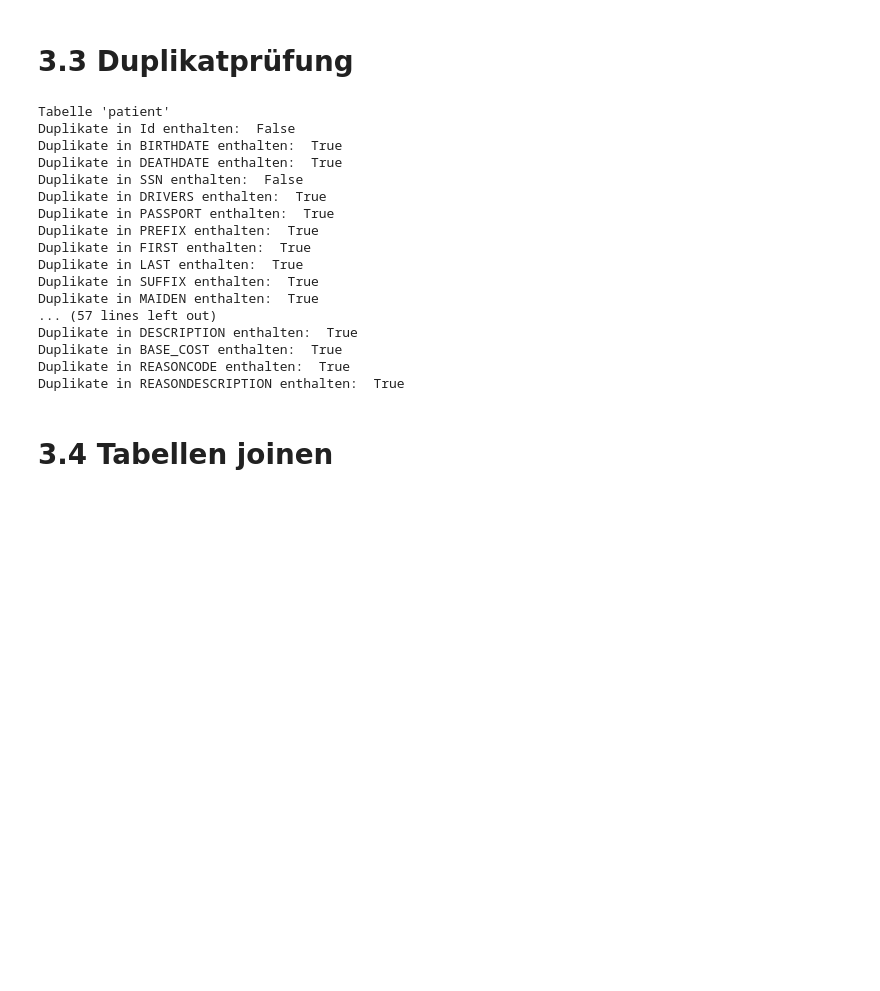
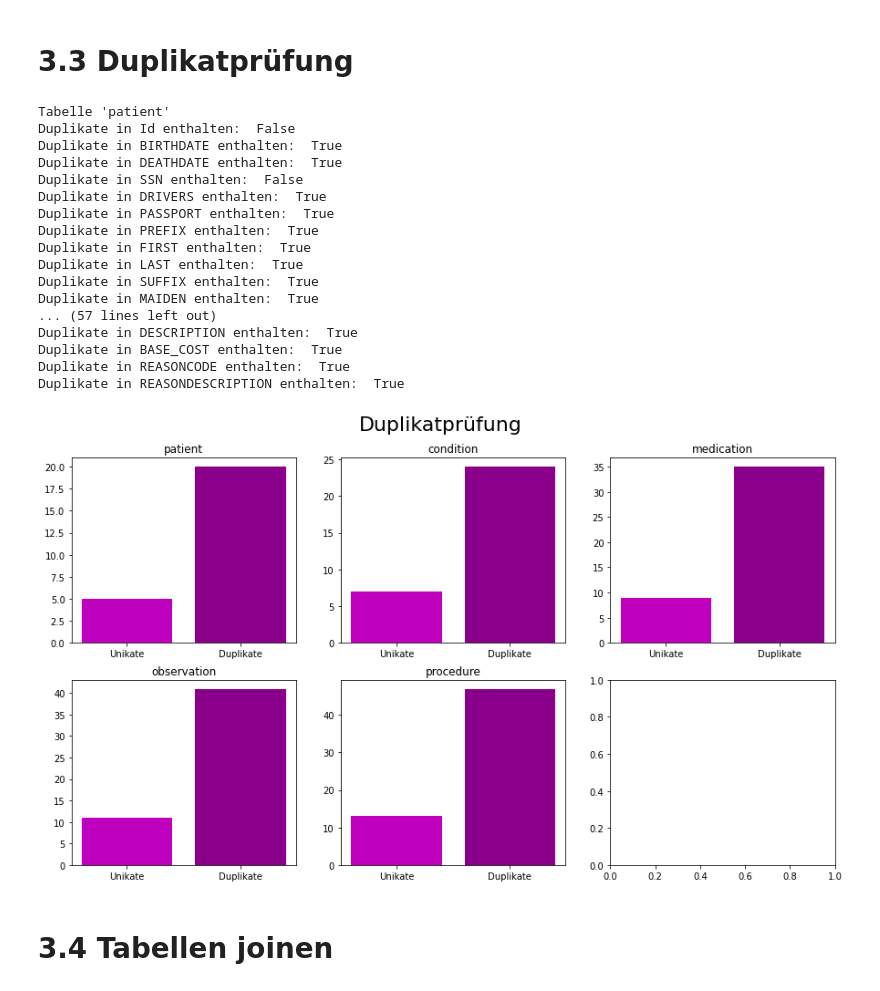
Before and after one commit to Fuenfgeld/DMA2022DataProjectB, a Jupyter notebook: Datenpruefung/Datenpruefung_neu.ipynb, the cells around one changed output. Drawn from its saved outputs; the diff is of its cells as text; code cells hidden in the pictures; blank space fills up the shorter version.

```diff
--- a/Datenpruefung/Datenpruefung_neu.ipynb
+++ b/Datenpruefung/Datenpruefung_neu.ipynb
@@ -67,43 +115,81 @@ True
 # 3.3 Duplikatprüfung
 # %%
 #patient['Id'].duplicated()
+Duplikate = 0; Unikate = 0
+
 print("Tabelle 'patient'")
 for i in range(len(list(patient.columns.values))):
   print("Duplikate in", list(patient.columns.values)[i], "enthalten: ", not patient[list(patient.columns.values)[i]].is_unique) # not damit Duplikate und nicht Unikate angezeigt werden
+  Duplikate = Duplikate + (not patient[list(patient.columns.values)[i]].is_unique)
+  Unikate = Unikate + patient[list(patient.columns.values)[i]].is_unique
+values = [Unikate,Duplikate]
+
 
 print("\n\nTabelle 'condition'")
 for i in range(len(list(condition.columns.values))):
   print("Duplikate in", list(condition.columns.values)[i], "enthalten: ", not condition[list(condition.columns.values)[i]].is_unique) # not damit Duplikate und nicht Unikate angezeigt werden
+  Duplikate = Duplikate + (not patient[list(patient.columns.values)[i]].is_unique)
+  Unikate = Unikate + patient[list(patient.columns.values)[i]].is_unique
+values_1 = [Unikate,Duplikate]
 
 print("\n\nTabelle 'medication'")
 for i in range(len(list(medication.columns.values))):
   print("Duplikate in", list(medication.columns.values)[i], "enthalten: ", not medication[list(medication.columns.values)[i]].is_unique) # not damit Duplikate und nicht Unikate angezeigt werden
+  Duplikate = Duplikate + (not patient[list(patient.columns.values)[i]].is_unique)
+  Unikate = Unikate + patient[list(patient.columns.values)[i]].is_unique
+values_2 = [Unikate,Duplikate]
 
 print("\n\nTabelle 'observation'")
 for i in range(len(list(observation.columns.values))):
   print("Duplikate in", list(observation.columns.values)[i], "enthalten: ", not observation[list(observation.columns.values)[i]].is_unique) # not damit Duplikate und nicht Unikate angezeigt werden
+  Duplikate = Duplikate + (not patient[list(patient.columns.values)[i]].is_unique)
+  Unikate = Unikate + patient[list(patient.columns.values)[i]].is_unique
+values_3 = [Unikate,Duplikate]
 
 print("\n\nTabelle 'procedure'")
 for i in range(len(list(procedure.columns.values))):
   print("Duplikate in", list(procedure.columns.values)[i], "enthalten: ", not procedure[list(procedure.columns.values)[i]].is_unique) # not damit Duplikate und nicht Unikate angezeigt werden
+  Duplikate = Duplikate + (not patient[list(patient.columns.values)[i]].is_unique)
+  Unikate = Unikate + patient[list(patient.columns.values)[i]].is_unique
+values_4 = [Unikate,Duplikate]
+
+
+names = ['Unikate', 'Duplikate']
+fig, ax = plt.subplots(2, 3, figsize=(15,8))
+
+ax[0,0].bar(names, values,   color=['m', 'darkmagenta'])
+ax[0,1].bar(names, values_1, color=['m', 'darkmagenta'])
+ax[0,2].bar(names, values_2, color=['m', 'darkmagenta'])
+ax[1,0].bar(names, values_3, color=['m', 'darkmagenta'])
+ax[1,1].bar(names, values_4, color=['m', 'darkmagenta'])
+ax[0,0].set_title('patient')
+ax[0,1].set_title('condition')
+ax[0,2].set_title('medication')
+ax[1,0].set_title('observation')
+ax[1,1].set_title('procedure')
+
+plt.suptitle('Duplikatprüfung', fontsize=22)
+plt.subplots_adjust(top=0.9)
+plt.show()
 # %% [output]
 Tabelle 'patient'
 Duplikate in Id enthalten:  False
 Duplikate in BIRTHDATE enthalten:  True
 Duplikate in DEATHDATE enthalten:  True
 Duplikate in SSN enthalten:  False
 Duplikate in DRIVERS enthalten:  True
 Duplikate in PASSPORT enthalten:  True
 Duplikate in PREFIX enthalten:  True
 Duplikate in FIRST enthalten:  True
 Duplikate in LAST enthalten:  True
 Duplikate in SUFFIX enthalten:  True
 Duplikate in MAIDEN enthalten:  True
 ... (57 lines left out)
 Duplikate in DESCRIPTION enthalten:  True
 Duplikate in BASE_COST enthalten:  True
 Duplikate in REASONCODE enthalten:  True
 Duplikate in REASONDESCRIPTION enthalten:  True
+[figure, added]
 # %% [markdown]
 # 3.4 Tabellen joinen
 # %%
```
Also changed, not shown: parts of 6 cells of this notebook.
